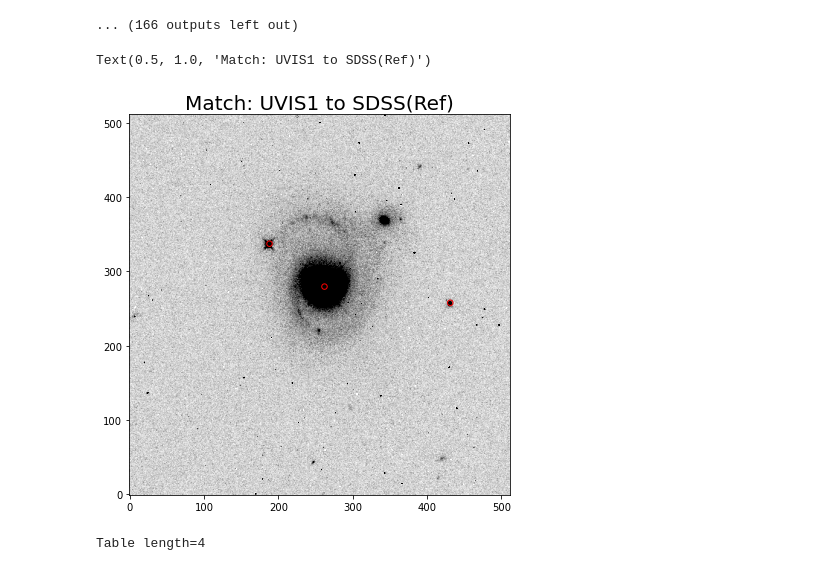
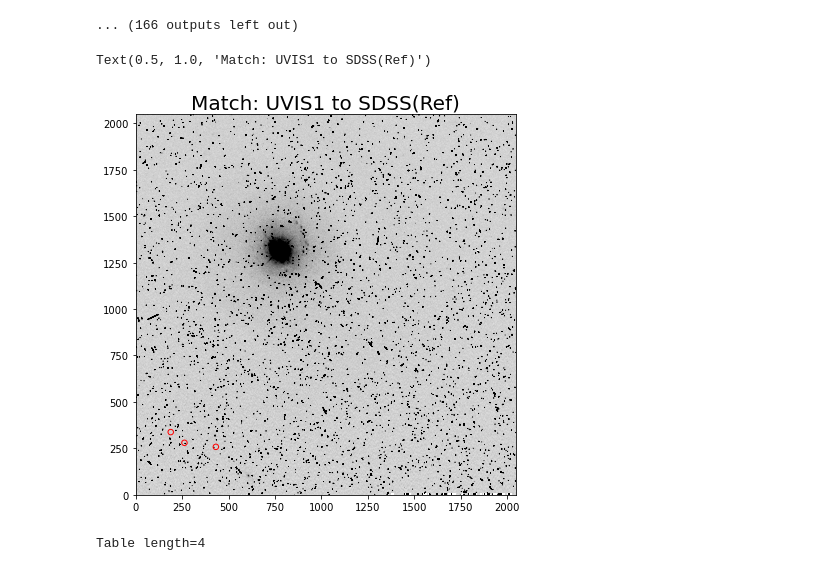
Before and after one commit to jyshangguan/MorphSED, a Jupyter notebook: examples/HST_fltproc.ipynb, the cells around one changed output. Drawn from its saved outputs; the diff is of its cells as text; code cells hidden in the pictures.

```diff
--- a/examples/HST_fltproc.ipynb
+++ b/examples/HST_fltproc.ipynb
@@ -152,15 +172,15 @@ psfpixsize={
 }
 
 ##-------------------Source definition---------------------##
-targname='I Zw 1'
-targNum="1"
+targname='NGC 5548'
+targNum="6"
 
 ##-------------------Source properties---------------------##
-ra=13.3955833333
-dec=12.6933888889
-z = 0.061
-ebv = 0.0550
-Av=0.1705
+ra=214.498058
+dec=25.13679
+z = 0.017
+#ebv = 0.0550
+#Av=0.1705
 """
 cosmo = FlatLambdaCDM(H0=67.8 * u.km / u.s / u.Mpc, Tcmb0=2.725 * u.K, Om0=0.308)
 d=cosmo.luminosity_distance(z)
@@ -180,8 +200,9 @@ psfpath="/home/yuanze/HSTpsf"
 FLTlist=[flist[i] for i in range(len(flist)) if re.findall(".*flt.fits",flist[i])  != []]
 FLClist=[flist[i] for i in range(len(flist)) if re.findall(".*flc.fits",flist[i])  != []]
 collect = ImageFileCollection(datapath,
-                              keywords=["asn_id", "detector", "filter2", "exptime", "postarg1", "postarg2"],
-                              glob_include="*fl[t,c].fits", ext=0)
+                              keywords=["asn_id", "detector", "filter", "exptime", "postarg1", "postarg2"],
+                              glob_include="*flc.fits", ext=0)
 out_table = collect.summary
 print(out_table)
+print(FLClist)
 # %% [output]
@@ -197,3 +228,6 @@ iby807cpq_flt.fits IBY807030       IR      -- 36.754639 -0.20344  0.30304
 # %%
-UVISlist=out_table[out_table['detector']=='UVIS']['file']
+#UVISlist=out_table[out_table['detector']=='UVIS']['file']
+UVISlist=FLClist.copy()
 IRlist=out_table[out_table['detector']=='IR']['file']
+HRClist=out_table[out_table['detector']=='HRC']['file']
+#print(IRlist)
@@ -205,20 +237,22 @@ np.savetxt(join(datapath,"WFC3_IR.lis"),IRlist.pformat(show_name=False),fmt='%s'
 # %%
 fltfilelist={
     'WFC3_IR':IRlist.pformat(show_name=False),
-    'WFC3_UVIS':UVISlist.pformat(show_name=False)
+    'WFC3_UVIS':UVISlist,
+    'ACS_HRC':HRClist.pformat(show_name=False)
 }
 # %% [markdown]
 # Define the input FLT/C file list
 # %%
 telescope1='WFC3_IR'
 telescope2='WFC3_UVIS'
+telescope3='ACS_HRC'
 conv={
     'WFC3_IR':2.5,
     'WFC3_UVIS':3.5
 }
 allfile=fltfilelist[telescope1].copy()
 allfile[len(allfile):len(allfile)]=fltfilelist[telescope2].copy()
-inputlist=[join(datapath,file) for file in fltfilelist[telescope1]]
+inputlist=[join(datapath,file) for file in fltfilelist[telescope2]]
 
 #print(allfile)
 extinputlist=[join(datapath,file) for file in allfile]
@@ -273,23 +307,23 @@ INFO:drizzlepac.util:3.7.13 (default, Mar 29 2022, 02:18:16)
 ... (166 outputs left out)
 # %%
 plt.figure(figsize = (20, 7))
-data = fits.open(inputlist[1])['SCI', 1].data
+data = fits.open(inputlist[2])['SCI', 1].data
 zscale = ZScaleInterval()
 z1, z2 = zscale.get_limits(data)
 plt.imshow(data, cmap='Greys', origin='lower', vmin=z1, vmax=z2)
 match_tab = ascii.read('/home/yuanze/my_work/twfile/iby807cnq_flt_catalog_fit.match')  # load match file in astropy table
 x_coord, y_coord = match_tab['col11'], match_tab['col12']
 plt.scatter(x_coord, y_coord, s=30, edgecolor='r', facecolor='None')
 
 source_tab=ascii.read('/home/yuanze/my_work/twfile/iby807cnq_flt_sci1_xy_catalog.coo')
 sx, sy=source_tab['col1'],source_tab['col2']
 #plt.scatter(sx, sy, s=30, edgecolor='b', facecolor='None')
 #plt.ylim(0, 1014)
 #plt.xlim(0, 1014)
 plt.title('Match: UVIS1 to SDSS(Ref)', fontsize=20)
 # %% [output]
 Text(0.5, 1.0, 'Match: UVIS1 to SDSS(Ref)')
-[figure, old version]
+[figure, new version]
 # %%
 shift_table = Table.read('/home/yuanze/my_work/twfile/{0}_shifts.txt'.format(wcsname), format='ascii.no_header',
                        names=['file', 'dx', 'dy', 'rot', 'scale', 'xrms', 'yrms'])
```
Also changed, not shown: parts of 3 cells of this notebook, 5 other files.
